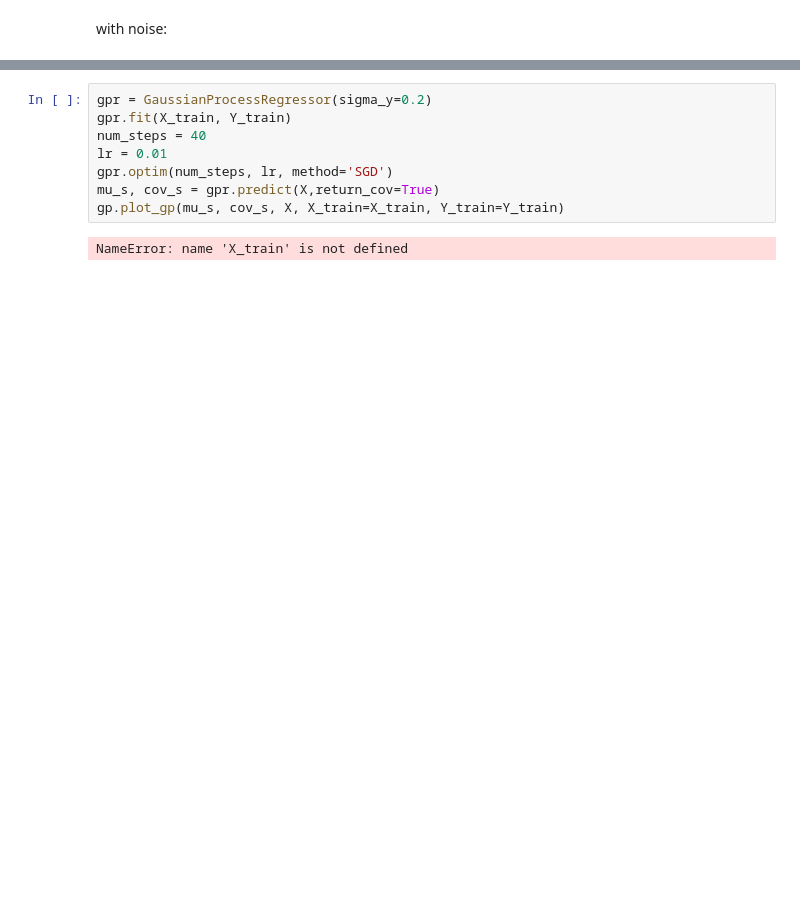
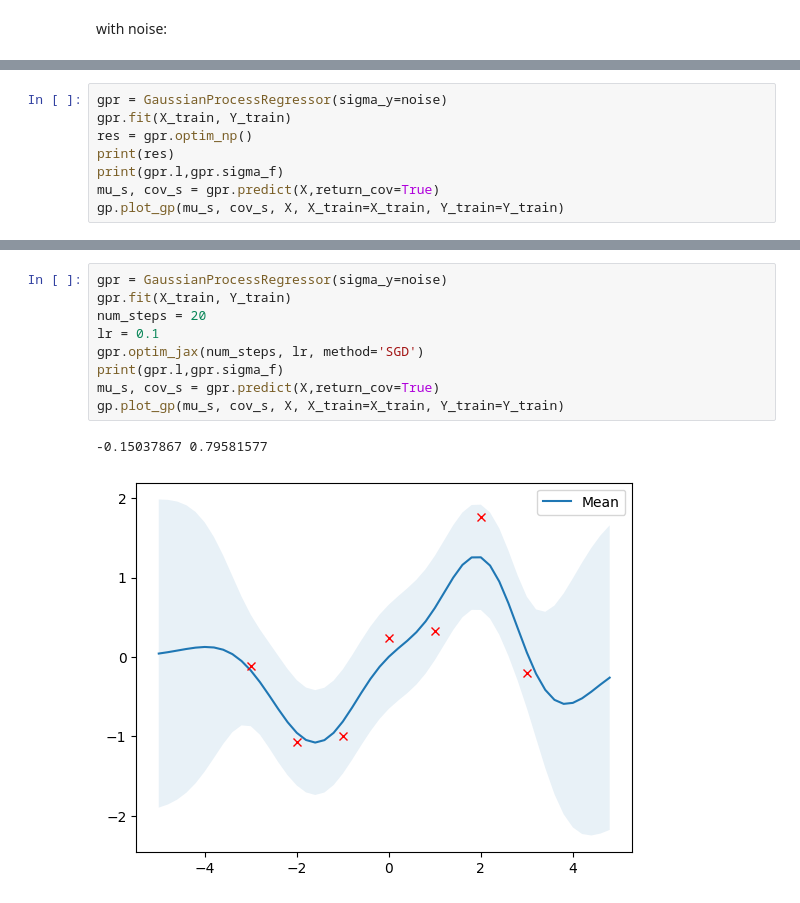
Before and after one commit to wzh-miasanmia/jax_mobo, a Jupyter notebook: jax_sobo/gp_class.ipynb, the cells around one changed output, grey strips where cells are left out. Drawn from its saved outputs; the diff is of its cells as text; blank space fills up the shorter version.

```diff
--- a/jax_sobo/gp_class.ipynb
+++ b/jax_sobo/gp_class.ipynb
@@ -26,0 +61,8 @@ with noise:
+# %%
+gpr = GaussianProcessRegressor(sigma_y=noise)
+gpr.fit(X_train, Y_train)
+res = gpr.optim_np()
+print(res)
+print(gpr.l,gpr.sigma_f)
+mu_s, cov_s = gpr.predict(X,return_cov=True)
+gp.plot_gp(mu_s, cov_s, X, X_train=X_train, Y_train=Y_train)
@@ -27,10 +82,12 @@ with noise:
 # %%
-gpr = GaussianProcessRegressor(sigma_y=0.2)
+gpr = GaussianProcessRegressor(sigma_y=noise)
 gpr.fit(X_train, Y_train)
-num_steps = 40
-lr = 0.01
-gpr.optim(num_steps, lr, method='SGD')
+num_steps = 20
+lr = 0.1
+gpr.optim_jax(num_steps, lr, method='SGD')
+print(gpr.l,gpr.sigma_f)
 mu_s, cov_s = gpr.predict(X,return_cov=True)
 gp.plot_gp(mu_s, cov_s, X, X_train=X_train, Y_train=Y_train)
 # %% [output]
-NameError: name 'X_train' is not defined
+-0.15037867 0.79581577
+[figure, added]
```
Also changed, not shown: parts of 8 cells of this notebook, 1 other file.
